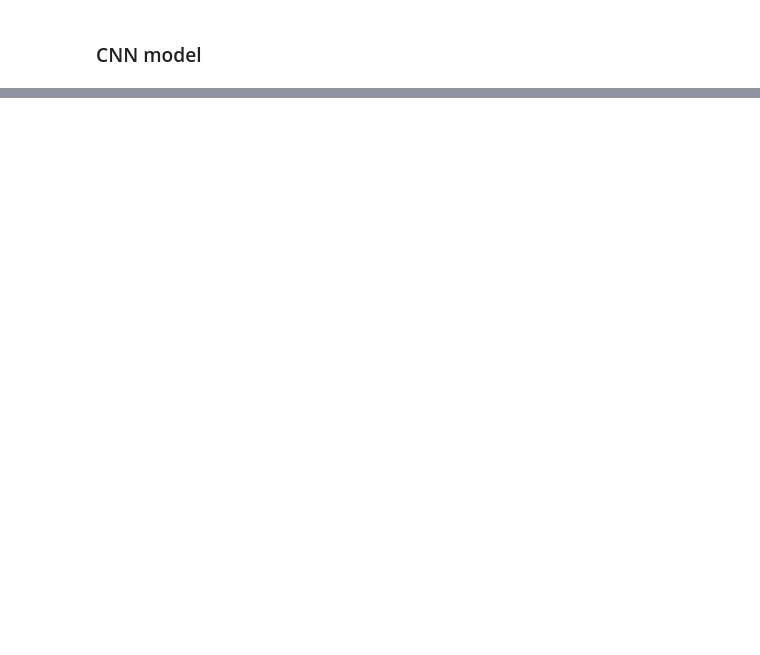
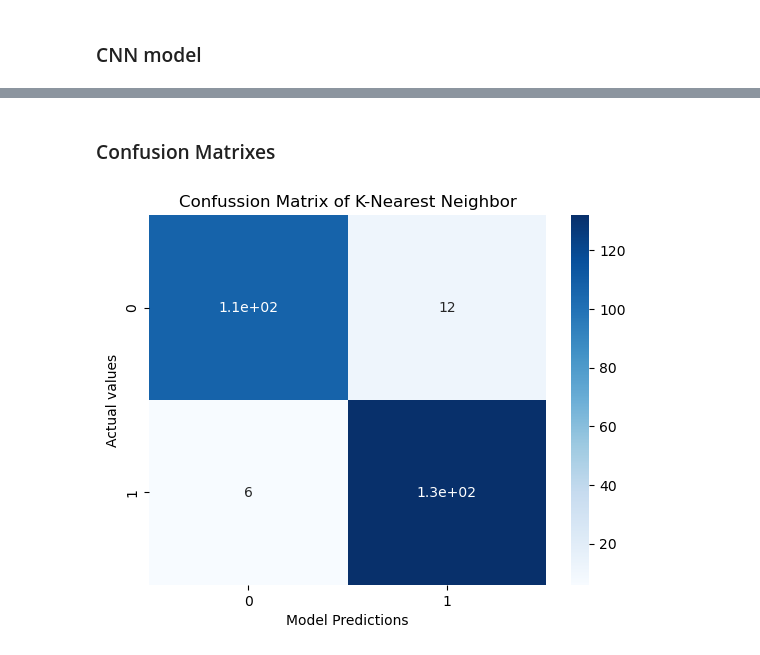
Before and after one commit to paulkli355/HeartFailure_Classification, a Jupyter notebook: classifier.ipynb, the cells around one changed output, grey strips where cells are left out. Cells and saved outputs as stored; diff of their text form; code cells hidden in the pictures; blank space fills up the shorter version.

```diff
--- a/classifier.ipynb
+++ b/classifier.ipynb
@@ -212,0 +377,7 @@ weighted avg       1.00      1.00      1.00       257
+# %%
+knn_model = KNeighborsClassifier(leaf_size=1, n_neighbors=3)
+knn_predictions = model(knn_model,
+                        x_train=x_train,
+                        y_train=y_train,
+                        x_test=x_test,
+                        y_test=y_test)
@@ -213,7 +395,16 @@ weighted avg       1.00      1.00      1.00       257
+# %% [markdown]
+### Confusion Matrixes
 # %%
-# cnn_cm = confusion_matrix(y_test, cnn_prediction)
-# ax = sns.heatmap(cnn_cm, annot=True, cmap="Blues")
-# ax.set_xlabel('Predictions')
-# ax.set_ylabel('Aktual data')
-# plt.title('Confussion Matrix of CNN model')
-# plt.show()
+import seaborn as sns
+import matplotlib.pyplot as plt
+from sklearn.metrics import confusion_matrix
+import numpy as np
+
+cm = confusion_matrix(y_test, knn_predictions)
+ax = sns.heatmap(cm, annot=True, cmap="Blues")
+ax.set_xlabel('Model Predictions')
+ax.set_ylabel('Actual values')
+plt.title('Confussion Matrix of K-Nearest Neighbor')
+plt.show()
+# %% [output]
+[figure, added]
```
Also changed, not shown: parts of 27 cells of this notebook.
